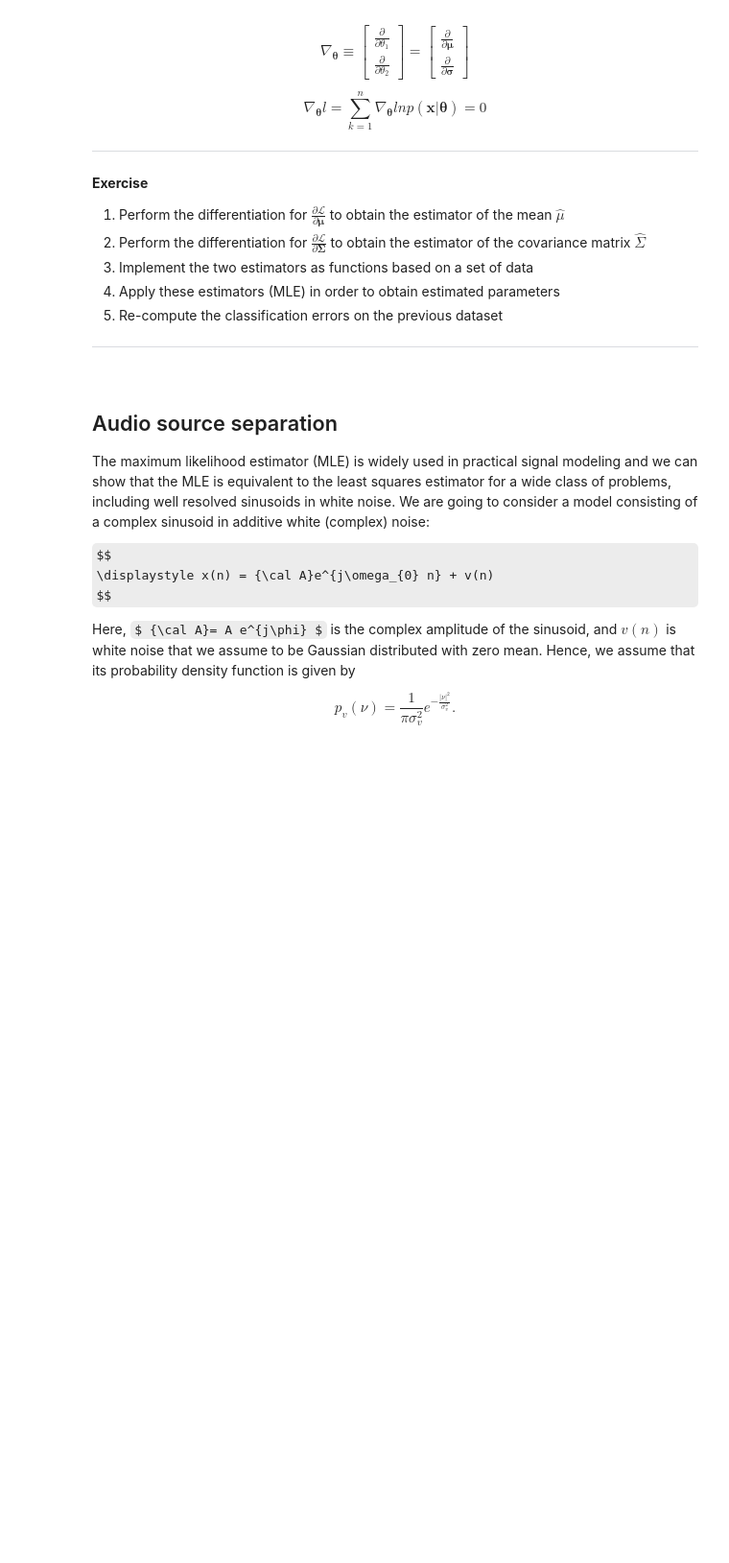
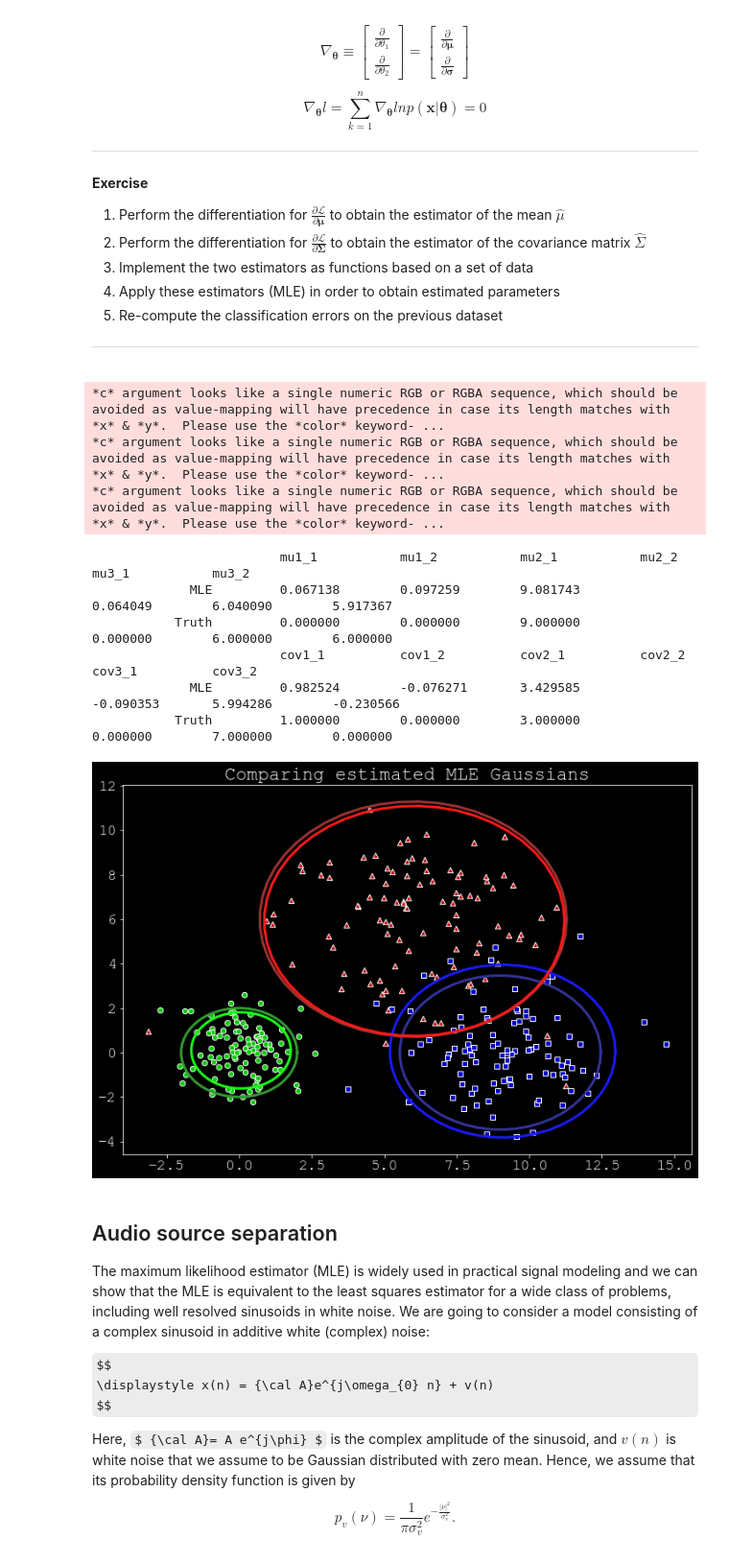
Before and after one commit to HugoAudas/Machine-Learning-ATIAM, a Jupyter notebook: 05a_bayesian_inference.ipynb, the cells around one changed output. Shown at 96% size. Cells and saved outputs as stored; diff of their text form; code cells hidden in the pictures; some formulas as TeX source; blank space fills up the shorter version.

```diff
--- a/05a_bayesian_inference.ipynb
+++ b/05a_bayesian_inference.ipynb
@@ -569,13 +569,11 @@ $$
 
 ***
 # %%
-########################################################
-# YOUR CODE GOES HERE (Perform mu estimates)
-########################################################
 
-# mu_est_1 = ?
-# mu_est_2 = ?
-# mu_est_3 = ?
+
+mu_est_1 = np.mean(x1samples,axis=0)
+mu_est_2 = np.mean(x2samples,axis=0)
+mu_est_3 = np.mean(x3samples,axis=0)
 
 print('%16s \t %s \t %s \t %s \t %s \t %s \t %s' % ('', 'mu1_1   ', 'mu1_2  ', 'mu2_1  ', 'mu2_2  ', 'mu3_1  ', 'mu3_2  '));
 print('%16s \t %f \t %f \t %f \t %f \t %f \t %f' % ('MLE', mu_est_1[0], mu_est_1[1], mu_est_2[0], mu_est_2[1], mu_est_3[0], mu_est_3[1]));
@@ -590,41 +588,51 @@ def mle_covariance(x_samples, mu_est):
     #
     #    Returns the MLE for the covariance matrix as d x d numpy array.
 
-    ######################
-    # YOUR CODE GOES HERE
-    ######################
+    m,n=np.shape(x_samples)
+    cov_est_=np.dot((x_samples.transpose()-mu_est),(x_samples.transpose()-mu_est).transpose())/m
 
     return cov_est_
 
 cov_est_1 = mle_covariance(x1samples, np.array([mu_est_1]).transpose());
 cov_est_2 = mle_covariance(x2samples, np.array([mu_est_2]).transpose());
 cov_est_3 = mle_covariance(x3samples, np.array([mu_est_3]).transpose());
 
 print('%16s \t %s \t %s \t %s \t %s \t %s \t %s' % ('', 'cov1_1   ', 'cov1_2  ', 'cov2_1  ', 'cov2_2  ', 'cov3_1  ', 'cov3_2  '));
 print('%16s \t %f \t %f \t %f \t %f \t %f \t %f' % ('MLE', cov_est_1[0, 0], cov_est_1[1, 0], cov_est_2[0, 0], cov_est_2[1, 0], cov_est_3[0, 0], cov_est_3[1, 0]));
 print('%16s \t %f \t %f \t %f \t %f \t %f \t %f' % ('Truth', cov1[0, 0], cov1[1, 0], cov2[0, 0], cov2[1, 0], cov3[0, 0], cov3[1, 0]));
 
 mu_estimates = {};
 mu_estimates[0] = np.array([mu_est_1]).transpose()
 mu_estimates[1] = np.array([mu_est_2]).transpose()
 mu_estimates[2] = np.array([mu_est_3]).transpose()
 cov_estimates = {};
 cov_estimates[0] = cov_est_1;
 cov_estimates[1] = cov_est_2;
 cov_estimates[2] = cov_est_3;
 
 # Plot the corresponding data
 plt.figure(figsize=(12, 8))
 plt.scatter(x1samples[:,0], x1samples[:,1], s=40, marker='o', c=[0, 0.8, 0], edgecolors='w');
 plt.scatter(x2samples[:,0], x2samples[:,1], s=40, marker='s', c=[0, 0, 0.8], edgecolors='w');
 plt.scatter(x3samples[:,0], x3samples[:,1], s=40, marker='^', c=[0.8, 0, 0], edgecolors='w');
 h = plot_gaussian_ellipsoid(mu1, cov1, 2, color=[0.2, 0.6, 0.2]);
 h = plot_gaussian_ellipsoid(mu2, cov2, 2, color=[0.2, 0.2, 0.6]);
 h = plot_gaussian_ellipsoid(mu3, cov3, 2, color=[0.6, 0.2, 0.2]);
 h = plot_gaussian_ellipsoid(mu_est_1, cov_est_1, 2, color=[0.1, 0.99, 0.1]);
 h = plot_gaussian_ellipsoid(mu_est_2, cov_est_2, 2, color=[0.1, 0.1, 0.99]);
 h = plot_gaussian_ellipsoid(mu_est_3, cov_est_3, 2, color=[0.99, 0.1, 0.1]);
 plt.title('Comparing estimated MLE Gaussians');
+# %% [output]
+*c* argument looks like a single numeric RGB or RGBA sequence, which should be avoided as value-mapping will have precedence in case its length matches with *x* & *y*.  Please use the *color* keyword- ...
+*c* argument looks like a single numeric RGB or RGBA sequence, which should be avoided as value-mapping will have precedence in case its length matches with *x* & *y*.  Please use the *color* keyword- ...
+*c* argument looks like a single numeric RGB or RGBA sequence, which should be avoided as value-mapping will have precedence in case its length matches with *x* & *y*.  Please use the *color* keyword- ...
+                         mu1_1           mu1_2           mu2_1           mu2_2           mu3_1           mu3_2
+             MLE         0.067138        0.097259        9.081743        0.064049        6.040090        5.917367
+           Truth         0.000000        0.000000        9.000000        0.000000        6.000000        6.000000
+                         cov1_1          cov1_2          cov2_1          cov2_2          cov3_1          cov3_2
+             MLE         0.982524        -0.076271       3.429585        -0.090353       5.994286        -0.230566
+           Truth         1.000000        0.000000        3.000000        0.000000        7.000000        0.000000
+[figure, added]
 # %% [markdown]
 ## Audio source separation
 
```
Also changed, not shown: parts of 4 cells of this notebook.
